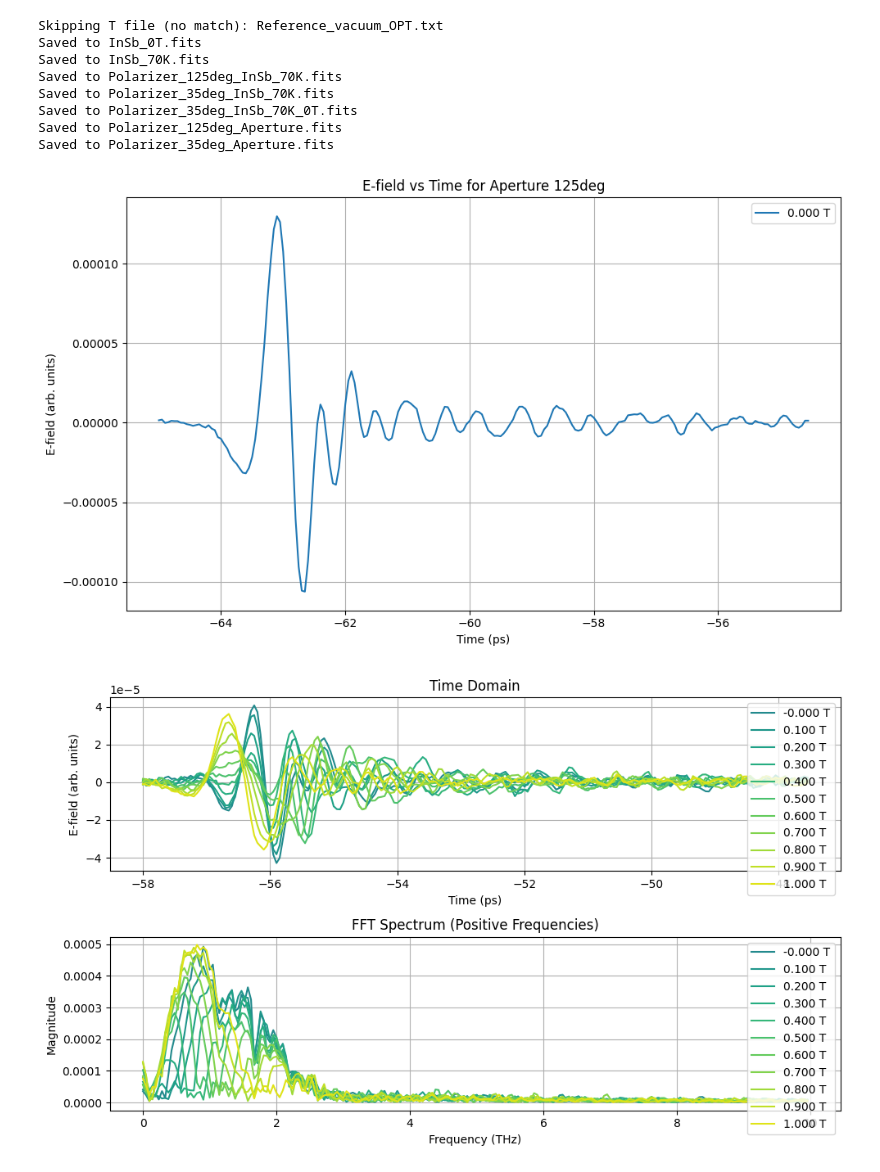
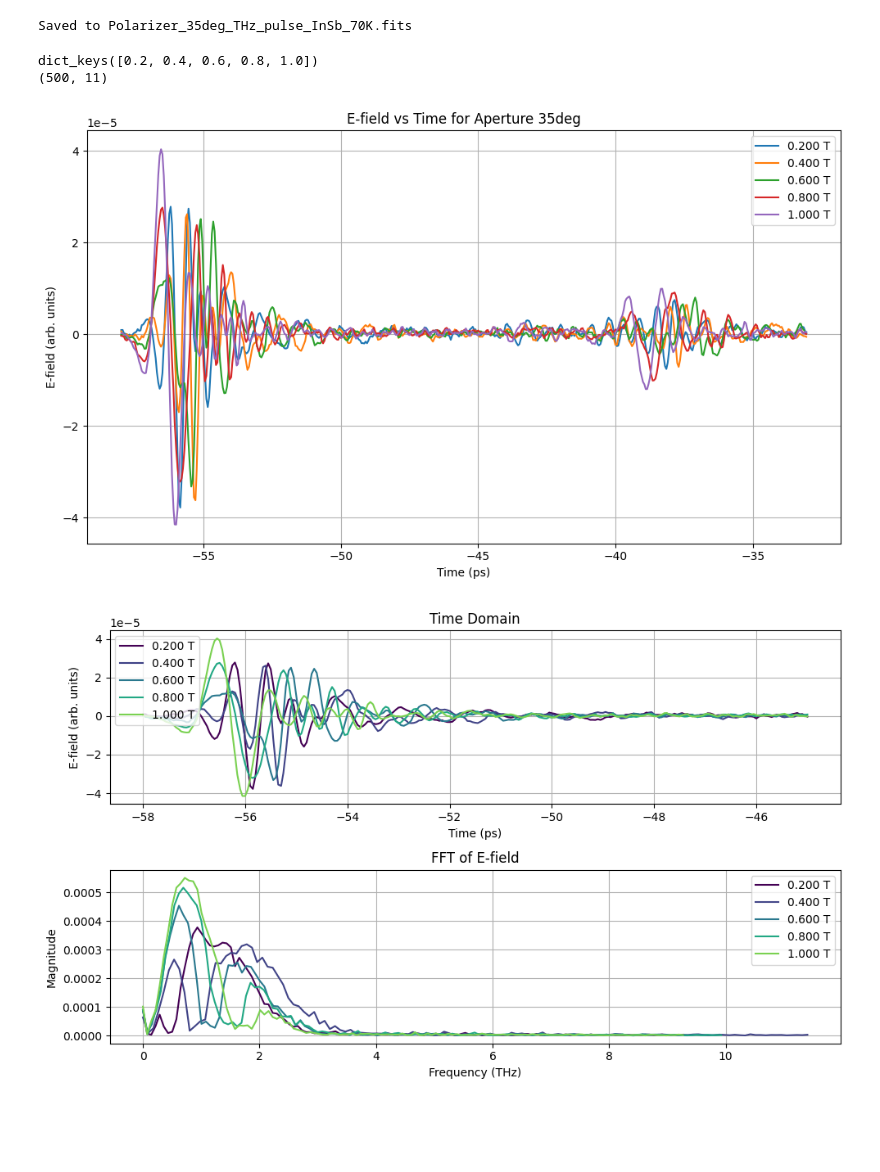
Before and after one commit to CrazyAncestor/SpectrumAnalysis, a Jupyter notebook: demo/InSb.ipynb, the cells around one changed output. Drawn from its saved outputs; the diff is of its cells as text; code cells hidden in the pictures; blank space fills up the shorter version.

Commit message:
adding funciton of reading field-dependent scan files

```diff
--- a/demo/InSb.ipynb
+++ b/demo/InSb.ipynb
@@ -1,21 +1,20 @@
 # %%
 from SpectrumAnalysis.SpectrumAnalysis import extract_data_from_files, load_data_from_fits, plot_Efields_from_fits, plot_fft_from_fits
-# %%
-results = extract_data_from_files('./raw_data')
-# %% [output]
-Skipping T file (no match): Reference_vacuum_OPT.txt
-Saved to InSb_0T.fits
-Saved to InSb_70K.fits
-Saved to Polarizer_125deg_InSb_70K.fits
-Saved to Polarizer_35deg_InSb_70K.fits
-Saved to Polarizer_35deg_InSb_70K_0T.fits
-Saved to Polarizer_125deg_Aperture.fits
-Saved to Polarizer_35deg_Aperture.fits
+# %%
+results = extract_data_from_files('./raw_data/')
+# %% [output]
+Saved to Polarizer_35deg_THz_pulse_InSb_70K.fits
+# %%
+print(results['Polarizer_35deg_THz_pulse_InSb_70K'].keys())
+print(results['Polarizer_35deg_THz_pulse_InSb_70K'][0.2]['data'].shape)
+# %% [output]
+dict_keys([0.2, 0.4, 0.6, 0.8, 1.0])
+(500, 11)
 # %%
-plot_Efields_from_fits('./Polarizer_125deg_Aperture.fits', title="E-field vs Time for Aperture 125deg")
+plot_Efields_from_fits('./Polarizer_35deg_THz_pulse_InSb_70K.fits', title="E-field vs Time for Aperture 35deg")
 # %% [output]
-[figure, old version]
+[figure, new version]
 # %%
-plot_fft_from_fits("Polarizer_35deg_InSb_70K.fits", zero_padding_ratio=2.0, plot_time_domain=True)
+plot_fft_from_fits("Polarizer_35deg_THz_pulse_InSb_70K.fits", time_range=[-58, -45], plot_time_domain=True)
 # %% [output]
-[figure, old version]
+[figure, new version]
```
Also changed, not shown: parts of 9 cells of this notebook, 1 other file.
